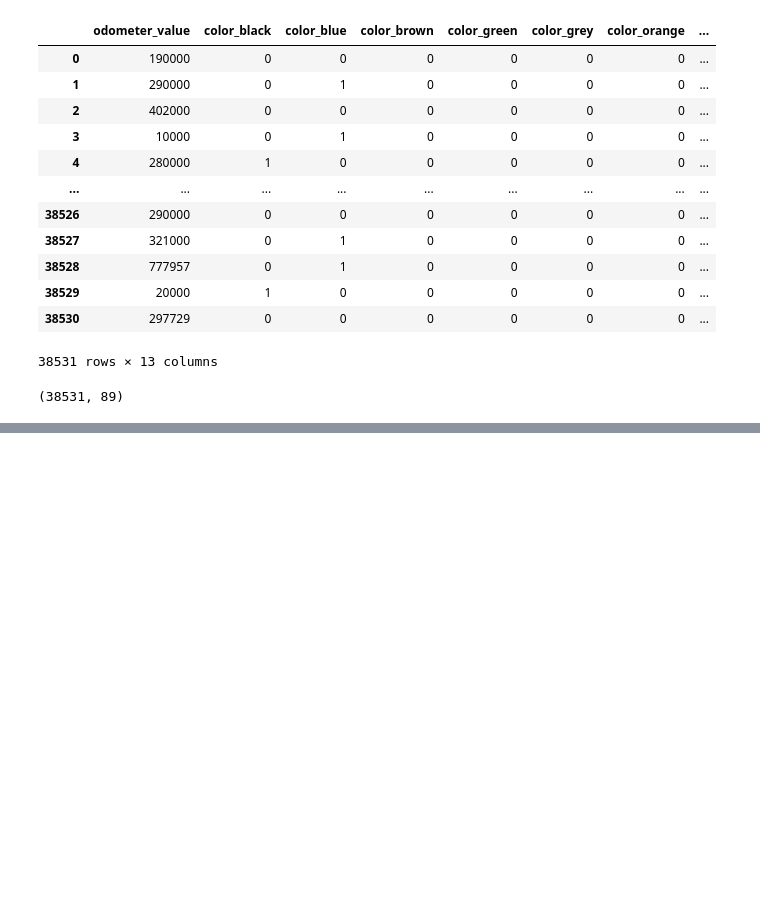
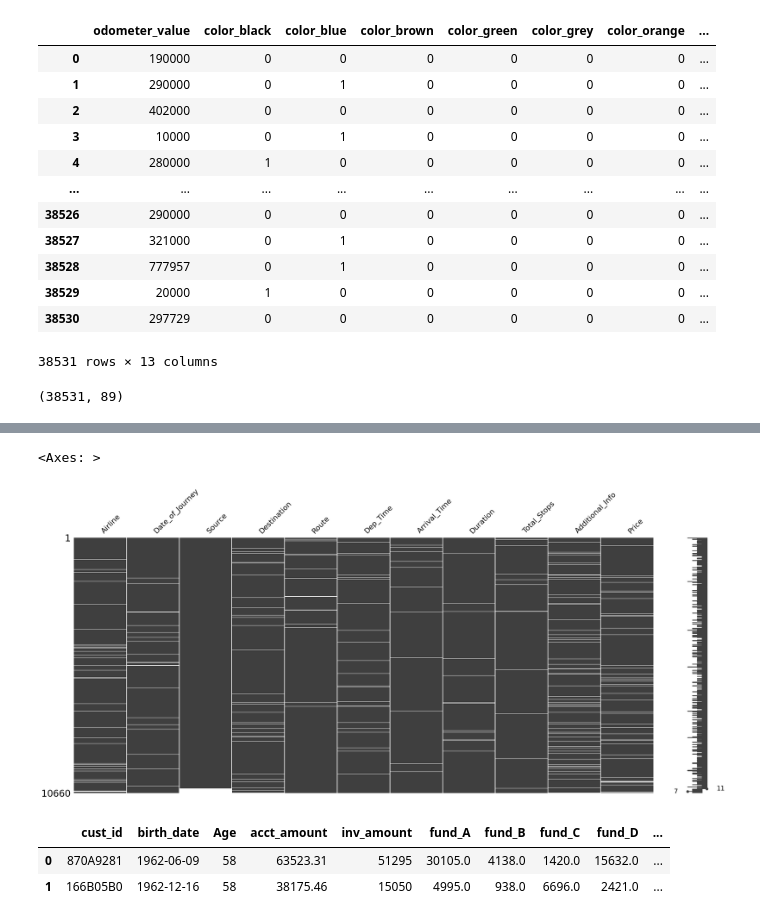
Before and after one commit to nafis-git/data_science_path, a Jupyter notebook: notebook/Explatory_Data__Analysis.ipynb, the cells around one changed output, grey strips where cells are left out. Drawn from its saved outputs; the diff is of its cells as text; code cells hidden in the pictures; blank space fills up the shorter version.

```diff
--- a/notebook/Explatory_Data__Analysis.ipynb
+++ b/notebook/Explatory_Data__Analysis.ipynb
@@ -1842,0 +1879,13 @@ print(used_cars_simple.shape)
+# %%
+sorted_planes = planes.sort_values(by = ['Source'])
+msno.matrix(sorted_planes)
+# %% [output]
+<Axes: >
+[figure, added]
+# %%
+banking = pd.read_csv('https://raw.githubusercontent.com/nafis-git/data_science_path/main/data/banking_dirty.csv', index_col = 0, parse_dates = ['birth_date', 'last_transaction'])
+banking.head(2)
+# %% [output]
+|  | cust_id | birth_date | Age | acct_amount | inv_amount | fund_A | fund_B | fund_C | fund_D | ... |
+| 0 | 870A9281 | 1962-06-09 | 58 | 63523.31 | 51295 | 30105.0 | 4138.0 | 1420.0 | 15632.0 | ... |
+| 1 | 166B05B0 | 1962-12-16 | 58 | 38175.46 | 15050 | 4995.0 | 938.0 | 6696.0 | 2421.0 | ... |
```
Also changed, not shown: parts of 29 cells of this notebook.
